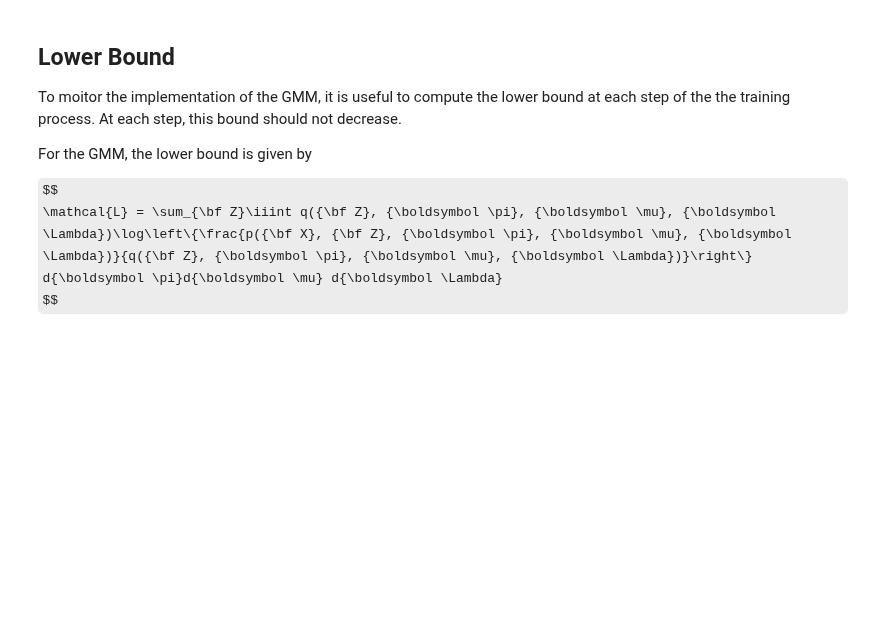
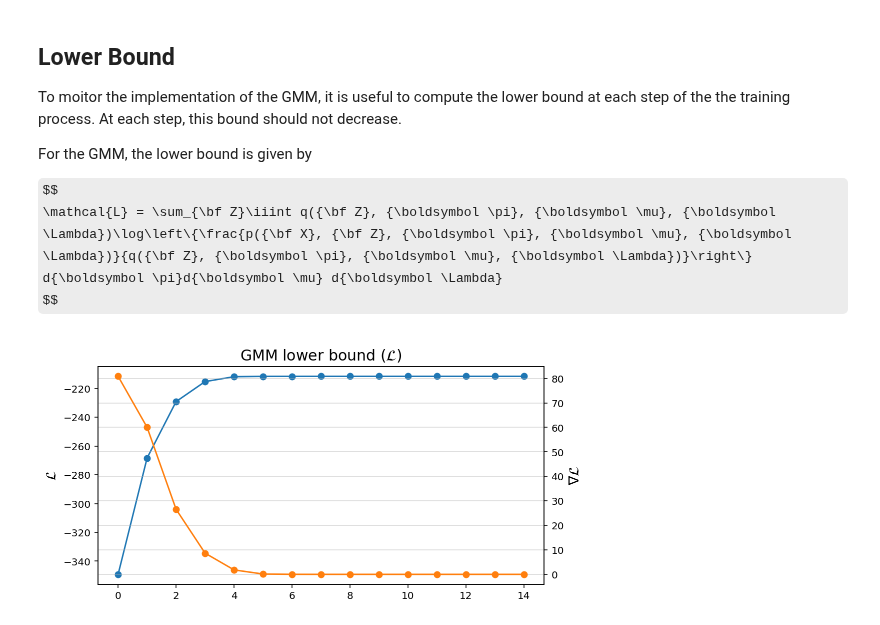
Before and after one commit to gerdm/prml, a Jupyter notebook: chapter10/mixture-gaussians.ipynb, the cells around one changed output. Saved outputs shown, nothing was run; the diff lists cells and outputs as text; code cells hidden in the pictures; some formulas as TeX source; blank space fills up the shorter version.

```diff
--- a/chapter10/mixture-gaussians.ipynb
+++ b/chapter10/mixture-gaussians.ipynb
@@ -572,0 +609,23 @@ def E6(alpha):
+# %%
+Lbound_hist = []
+for step in steps:
+    rn_k = step["r"]
+    alpha_k = step["alpha"]
+    beta_k = step["beta"]
+    eta_k = step["eta"]
+    m_k = step["m"]
+    W_k = step["W"]
+    L = gmm_lower_bound(X, r_nk, alpha_k, beta_k, eta_k, m_k, W_k, beta_0, eta_0, m_0, W_0)
+    Lbound_hist.append(L)
+
+fig, ax = plt.subplots()
+ax2 = ax.twinx()
+xhist = np.ones_like(Lbound_hist).cumsum() - 1
+ax.plot(xhist, Lbound_hist, marker="o")
+ax2.plot(xhist, np.gradient(Lbound_hist), marker="o", c="tab:orange")
+ax.set_ylabel("$\mathcal{L}$", fontsize=14)
+ax2.set_ylabel(r"$\nabla \mathcal{L}$", fontsize=14)
+ax2.grid(alpha=0.5)
+plt.title(r"GMM lower bound ($\mathcal{L}$)", fontsize=15);
+# %% [output]
+[figure, added]
```
Also changed, not shown: parts of 8 cells of this notebook.
